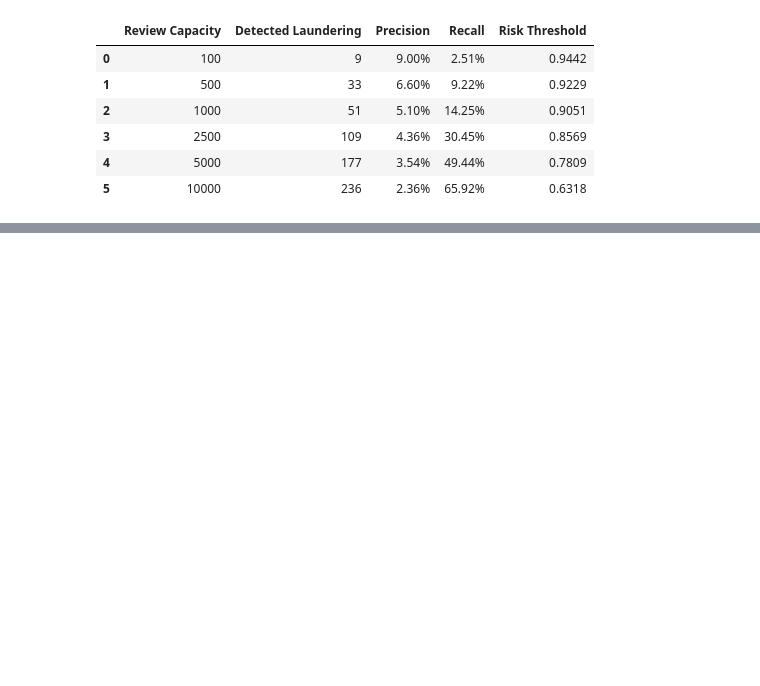
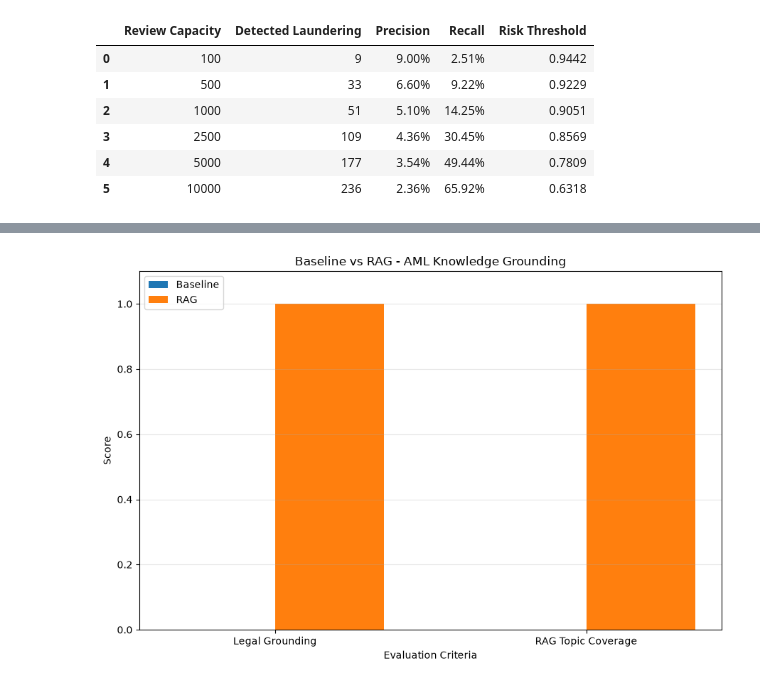
Before and after one commit to slavenageorgieva7-ui/Deep-Learning, a Jupyter notebook: DL.ipynb, the cells around one changed output, grey strips where cells are left out. Saved outputs shown, nothing was run; the diff lists cells and outputs as text; code cells hidden in the pictures; blank space fills up the shorter version.

```diff
--- a/DL.ipynb
+++ b/DL.ipynb
@@ -3234,0 +5553,58 @@ FINAL TEST - AML CAPACITY / TOP-K ANALYSIS
+# %%
+# ============================================================
+# RAG vs BASELINE - VISUAL COMPARISON
+# ============================================================
+
+import matplotlib.pyplot as plt
+import numpy as np
+
+baseline_grounding = comparison_df["Baseline Legal Grounding"].mean()
+rag_grounding = comparison_df["RAG Legal Grounding"].mean()
+rag_coverage = comparison_df["RAG Topic Coverage"].mean()
+
+labels = [
+    "Legal Grounding",
+    "RAG Topic Coverage"
+]
+
+baseline_values = [
+    baseline_grounding,
+    0
+]
+
+rag_values = [
+    rag_grounding,
+    rag_coverage
+]
+
+x = np.arange(len(labels))
+width = 0.35
+
+plt.figure(figsize=(9, 6))
+
+plt.bar(
+    x - width / 2,
+    baseline_values,
+    width,
+    label="Baseline"
+)
+
+plt.bar(
+    x + width / 2,
+    rag_values,
+    width,
+    label="RAG"
+)
+
+plt.xlabel("Evaluation Criteria")
+plt.ylabel("Score")
+plt.title("Baseline vs RAG - AML Knowledge Grounding")
+plt.xticks(x, labels)
+plt.ylim(0, 1.1)
+plt.legend()
+plt.grid(axis="y", alpha=0.3)
+
+plt.tight_layout()
+plt.show()
+# %% [output]
+[figure, added]
```
Also changed, not shown: parts of 40 cells of this notebook.
